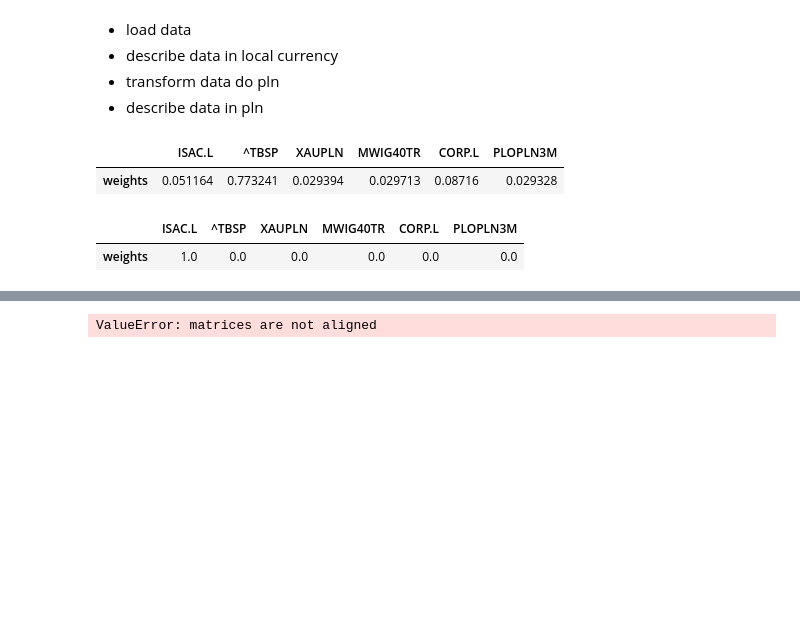
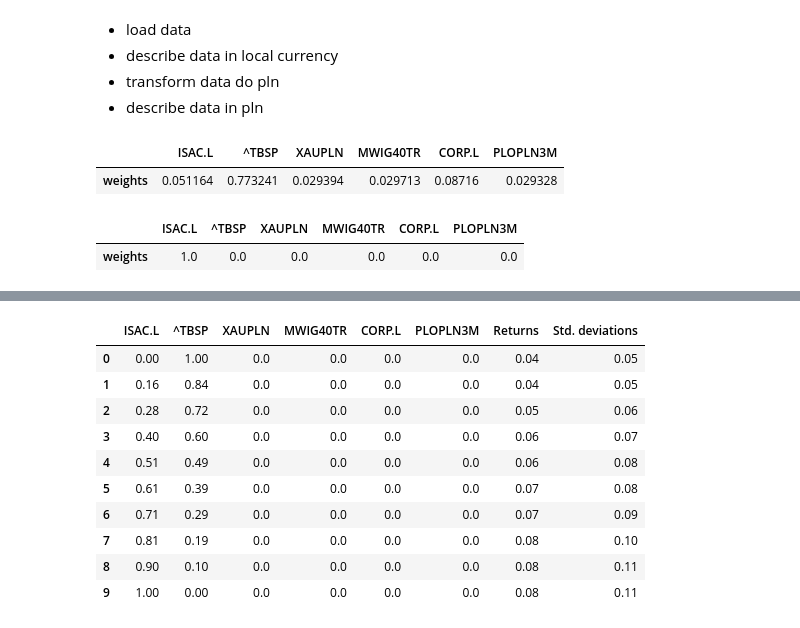
Before and after one commit to msz13/Goal-Based-Investing, a Jupyter notebook: esg/preproccessing.ipynb, the cells around one changed output, grey strips where cells are left out. Drawn from its saved outputs; the diff is of its cells as text; code cells hidden in the pictures; blank space fills up the shorter version.

Commit message:
frontier performance

```diff
--- a/esg/preproccessing.ipynb
+++ b/esg/preproccessing.ipynb
@@ -162,17 +162,21 @@ display(np.round(w.T,2))
 # %% [output]
 |  | ISAC.L | ^TBSP | XAUPLN | MWIG40TR | CORP.L | PLOPLN3M |
 | weights | 1.0 | 0.0 | 0.0 | 0.0 | 0.0 | 0.0 |
-# %%
-def frontier_performance(frontier,mu,cov):
-    frontier['Returns'] = frontier @ mu *12
-    return frontier
+# %%
+def frontier_performance(frontier,mu,cov):
+    result = frontier.copy()
+    result['Returns'] = np.round(frontier.to_numpy() @ mu *12,2)
+    result['Std. deviations'] = frontier.apply(lambda x: np.round(np.sqrt(x.to_numpy().T @ cov @ x.to_numpy())* np.sqrt(12),2),axis=1)
+    return result
 # %%
 def shrinkedCovariance(returns: pd.DataFrame, w: int):
-    std = np.diag(returns.std()*np.sqrt(12))
+    std = np.diag(returns.std())
     corr = returns.corr('pearson')
     shrinked_corr = (1-w)*corr + np.ones_like(corr)*w
     result = std @ shrinked_corr @ std
     return result
+
+shrin_param = 0.75
 # %%
 points = 10
 frontier = portfolio.efficient_frontier(model=model, rm=rm, points=points, rf=rf, hist=hist)
@@ -181,6 +199,6 @@ frontier_10 = np.round(frontier.T,2)
 # %%
 mu = expected_returns
-shrinked_cov = shrinkedCovariance(pln_returns[assets],0.75)
+shrinked_cov = shrinkedCovariance(pln_returns[assets],shrin_param)
 
 portfolio.mu = mu
 portfolio.cov = shrinked_cov
@@ -194,7 +209,17 @@ frontier_10['Returns'] = frontier_10[assets] @ expected_returns * 12
-# %%
-frontier_performance(frontier_10,expected_returns,cov_matrix)
-# %% [output]
-ValueError: matrices are not aligned
+# %%
+frontier_performance(frontier_10_sh,mu,shrinked_cov)
+# %% [output]
+|  | ISAC.L | ^TBSP | XAUPLN | MWIG40TR | CORP.L | PLOPLN3M | Returns | Std. deviations |
+| 0 | 0.00 | 1.00 | 0.0 | 0.0 | 0.0 | 0.0 | 0.04 | 0.05 |
+| 1 | 0.16 | 0.84 | 0.0 | 0.0 | 0.0 | 0.0 | 0.04 | 0.05 |
+| 2 | 0.28 | 0.72 | 0.0 | 0.0 | 0.0 | 0.0 | 0.05 | 0.06 |
+| 3 | 0.40 | 0.60 | 0.0 | 0.0 | 0.0 | 0.0 | 0.06 | 0.07 |
+| 4 | 0.51 | 0.49 | 0.0 | 0.0 | 0.0 | 0.0 | 0.06 | 0.08 |
+| 5 | 0.61 | 0.39 | 0.0 | 0.0 | 0.0 | 0.0 | 0.07 | 0.08 |
+| 6 | 0.71 | 0.29 | 0.0 | 0.0 | 0.0 | 0.0 | 0.07 | 0.09 |
+| 7 | 0.81 | 0.19 | 0.0 | 0.0 | 0.0 | 0.0 | 0.08 | 0.10 |
+| 8 | 0.90 | 0.10 | 0.0 | 0.0 | 0.0 | 0.0 | 0.08 | 0.11 |
+| 9 | 1.00 | 0.00 | 0.0 | 0.0 | 0.0 | 0.0 | 0.08 | 0.11 |
 # %%
 mu = expected_returns
 cov = pln_returns[0:60][assets].cov()
```
Also changed, not shown: parts of 9 cells of this notebook.
